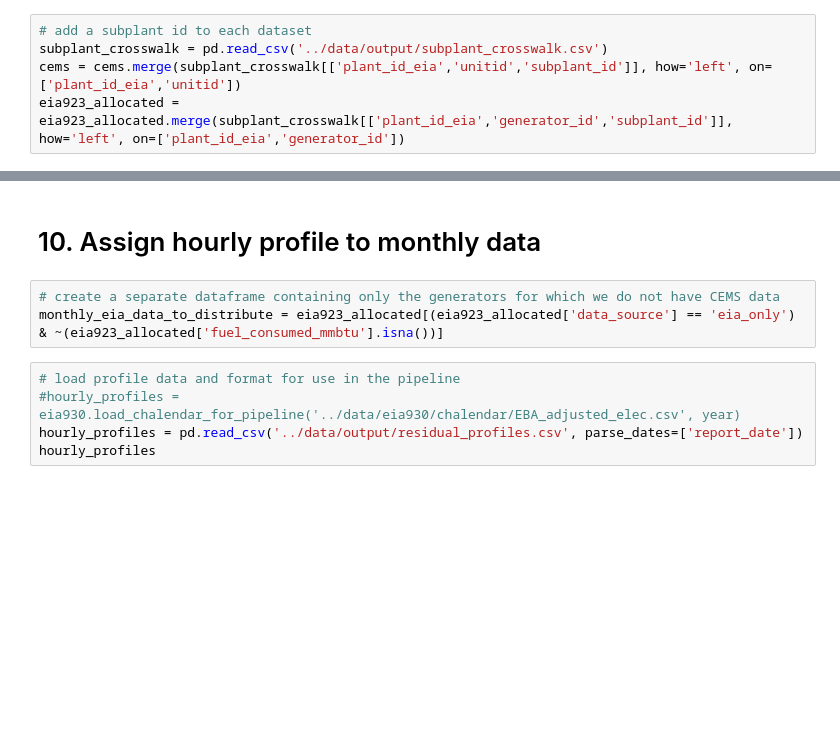
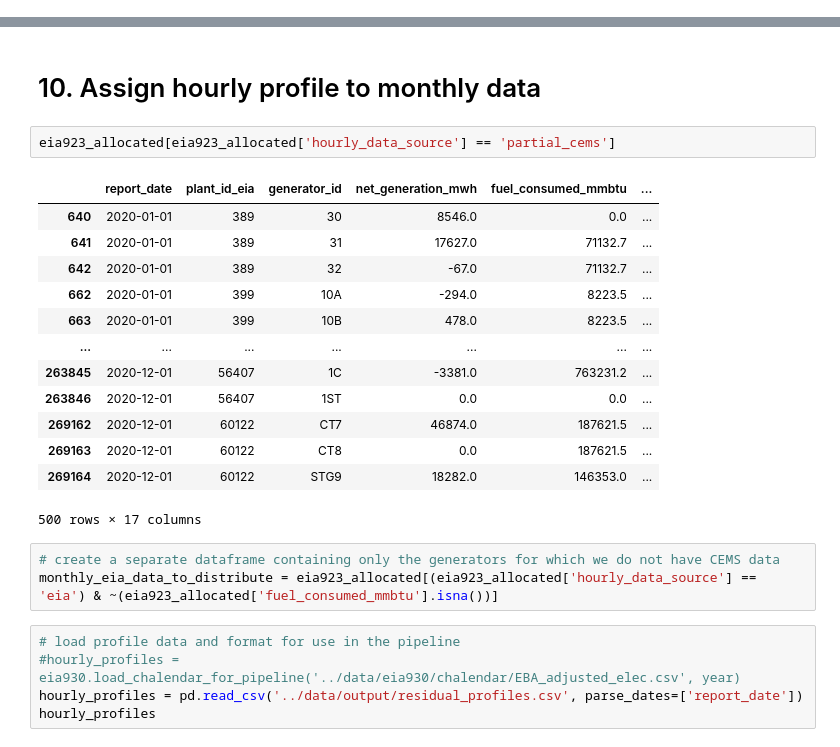
Before and after one commit to singularity-energy/open-grid-emissions, a Jupyter notebook: notebooks/data_pipeline.ipynb, the cells around one changed output, grey strips where cells are left out. Saved outputs shown, nothing was run; the diff lists cells and outputs as text; blank space fills up the shorter version.

Commit message:
subplant and GTN improvements

```diff
--- a/notebooks/data_pipeline.ipynb
+++ b/notebooks/data_pipeline.ipynb
@@ -350,8 +388,3 @@ cems = data_cleaning.identify_distribution_connected_plants(cems, year, voltage_
 cems = cems.merge(primary_fuel_table.drop_duplicates(subset='plant_id_eia')[['plant_id_eia','plant_primary_fuel']], how='left', on='plant_id_eia')
 cems = data_cleaning.assign_fuel_category_to_ESC(cems, fuel_category_name='fuel_group_eia930', esc_column='plant_primary_fuel')
 cems = cems.rename(columns={'fuel_category':'fuel_category_eia930'})
-# %%
-# add a subplant id to each dataset
-subplant_crosswalk = pd.read_csv('../data/output/subplant_crosswalk.csv')
-cems = cems.merge(subplant_crosswalk[['plant_id_eia','unitid','subplant_id']], how='left', on=['plant_id_eia','unitid'])
-eia923_allocated = eia923_allocated.merge(subplant_crosswalk[['plant_id_eia','generator_id','subplant_id']], how='left', on=['plant_id_eia','generator_id'])
@@ -401,9 +427,25 @@ cems_for_export.to_csv(f'../data/output/cems_{year}_for_residual.csv', index=Fal
 # not yet implemented here
 # %% [markdown]
 # 10. Assign hourly profile to monthly data
+# %%
+eia923_allocated[eia923_allocated['hourly_data_source'] == 'partial_cems']
+# %% [output]
+|  | report_date | plant_id_eia | generator_id | net_generation_mwh | fuel_consumed_mmbtu | ... |
+| 640 | 2020-01-01 | 389 | 30 | 8546.0 | 0.0 | ... |
+| 641 | 2020-01-01 | 389 | 31 | 17627.0 | 71132.7 | ... |
+| 642 | 2020-01-01 | 389 | 32 | -67.0 | 71132.7 | ... |
+| 662 | 2020-01-01 | 399 | 10A | -294.0 | 8223.5 | ... |
+| 663 | 2020-01-01 | 399 | 10B | 478.0 | 8223.5 | ... |
+| ... | ... | ... | ... | ... | ... | ... |
+| 263845 | 2020-12-01 | 56407 | 1C | -3381.0 | 763231.2 | ... |
+| 263846 | 2020-12-01 | 56407 | 1ST | 0.0 | 0.0 | ... |
+| 269162 | 2020-12-01 | 60122 | CT7 | 46874.0 | 187621.5 | ... |
+| 269163 | 2020-12-01 | 60122 | CT8 | 0.0 | 187621.5 | ... |
+| 269164 | 2020-12-01 | 60122 | STG9 | 18282.0 | 146353.0 | ... |
+500 rows × 17 columns
 # %%
 # create a separate dataframe containing only the generators for which we do not have CEMS data
-monthly_eia_data_to_distribute = eia923_allocated[(eia923_allocated['data_source'] == 'eia_only') & ~(eia923_allocated['fuel_consumed_mmbtu'].isna())]
+monthly_eia_data_to_distribute = eia923_allocated[(eia923_allocated['hourly_data_source'] == 'eia') & ~(eia923_allocated['fuel_consumed_mmbtu'].isna())]
 # %%
 # load profile data and format for use in the pipeline
 #hourly_profiles = eia930.load_chalendar_for_pipeline('../data/eia930/chalendar/EBA_adjusted_elec.csv', year)
```
Also changed, not shown: parts of 21 cells of this notebook, 8 other files.
